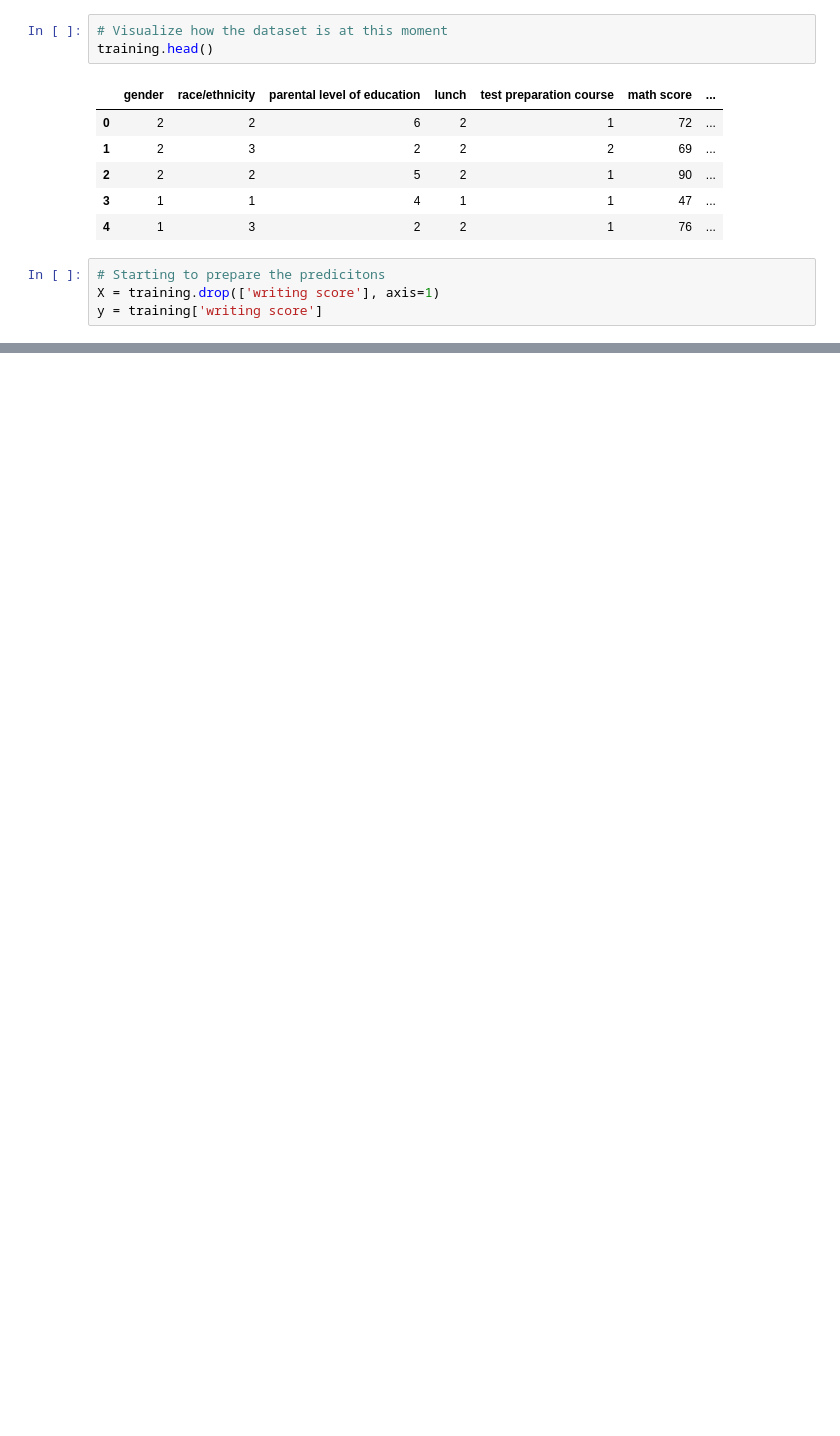
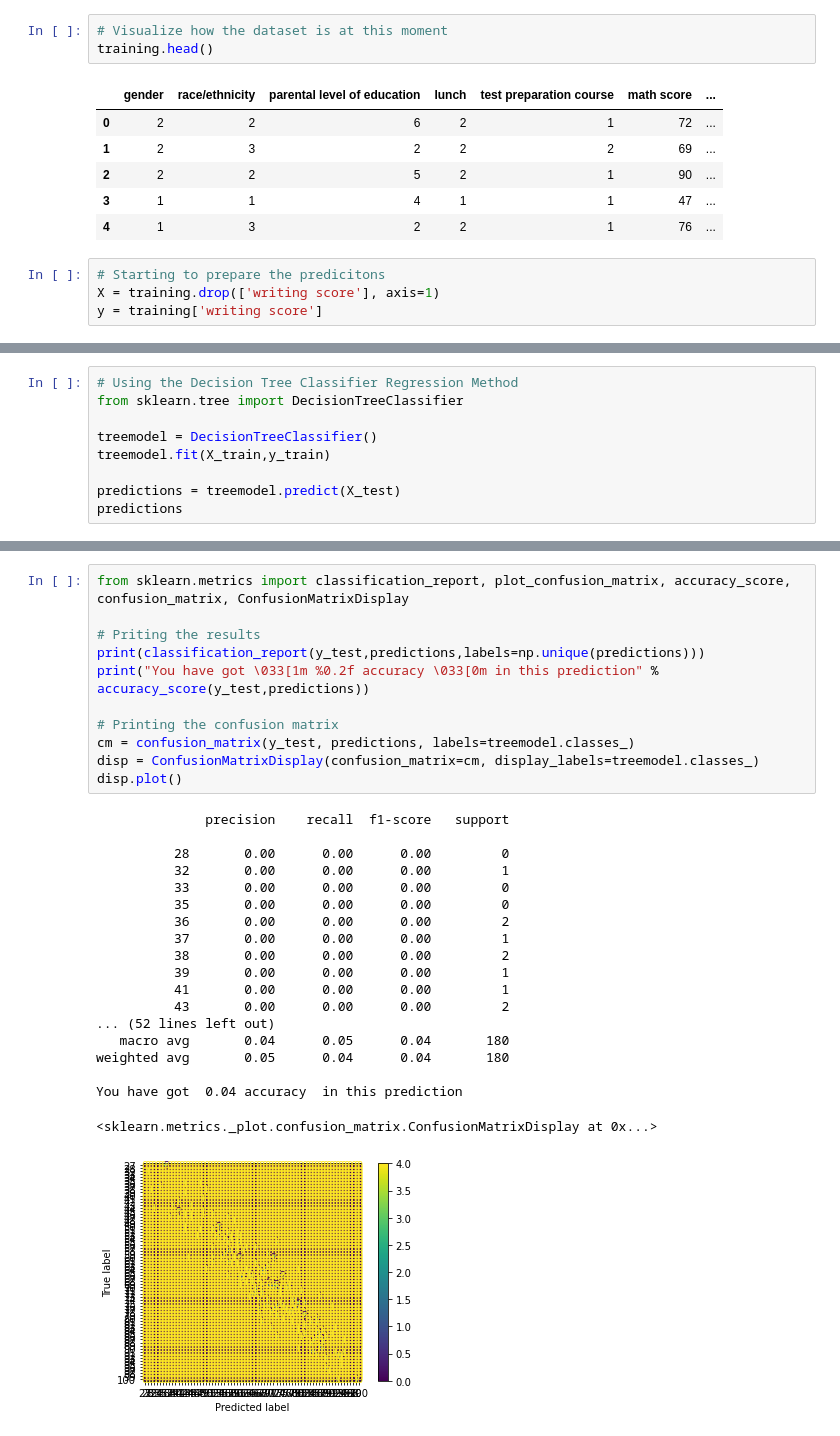
Before and after one commit to 154Nacho/DAA, a Jupyter notebook: students/tp2DAA.ipynb, the cells around one changed output, grey strips where cells are left out. Drawn from its saved outputs; the diff is of its cells as text; blank space fills up the shorter version.

```diff
--- a/students/tp2DAA.ipynb
+++ b/students/tp2DAA.ipynb
@@ -189,0 +191,9 @@ sns.countplot(x = y_test, order = training['writing score'].value_counts().index
+# %%
+# Using the Decision Tree Classifier Regression Method
+from sklearn.tree import DecisionTreeClassifier
+
+treemodel = DecisionTreeClassifier()
+treemodel.fit(X_train,y_train)
+
+predictions = treemodel.predict(X_test)
+predictions
@@ -189,0 +213,31 @@ sns.countplot(x = y_test, order = training['writing score'].value_counts().index
+# %%
+from sklearn.metrics import classification_report, plot_confusion_matrix, accuracy_score, confusion_matrix, ConfusionMatrixDisplay
+
+# Priting the results
+print(classification_report(y_test,predictions,labels=np.unique(predictions)))
+print("You have got \033[1m %0.2f accuracy \033[0m in this prediction" % accuracy_score(y_test,predictions))
+
+# Printing the confusion matrix
+cm = confusion_matrix(y_test, predictions, labels=treemodel.classes_)
+disp = ConfusionMatrixDisplay(confusion_matrix=cm, display_labels=treemodel.classes_)
+disp.plot()
+# %% [output]
+              precision    recall  f1-score   support
+
+          28       0.00      0.00      0.00         0
+          32       0.00      0.00      0.00         1
+          33       0.00      0.00      0.00         0
+          35       0.00      0.00      0.00         0
+          36       0.00      0.00      0.00         2
+          37       0.00      0.00      0.00         1
+          38       0.00      0.00      0.00         2
+          39       0.00      0.00      0.00         1
+          41       0.00      0.00      0.00         1
+          43       0.00      0.00      0.00         2
+... (52 lines left out)
+   macro avg       0.04      0.05      0.04       180
+weighted avg       0.05      0.04      0.04       180
+
+You have got  0.04 accuracy  in this prediction
+<sklearn.metrics._plot.confusion_matrix.ConfusionMatrixDisplay at 0x...>
+[figure, added]
```
Also changed, not shown: parts of 8 cells of this notebook.
